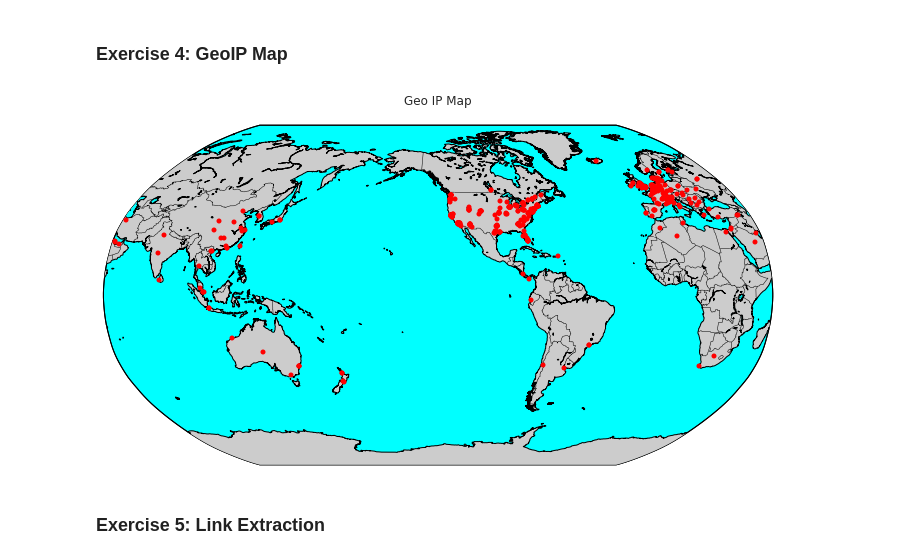
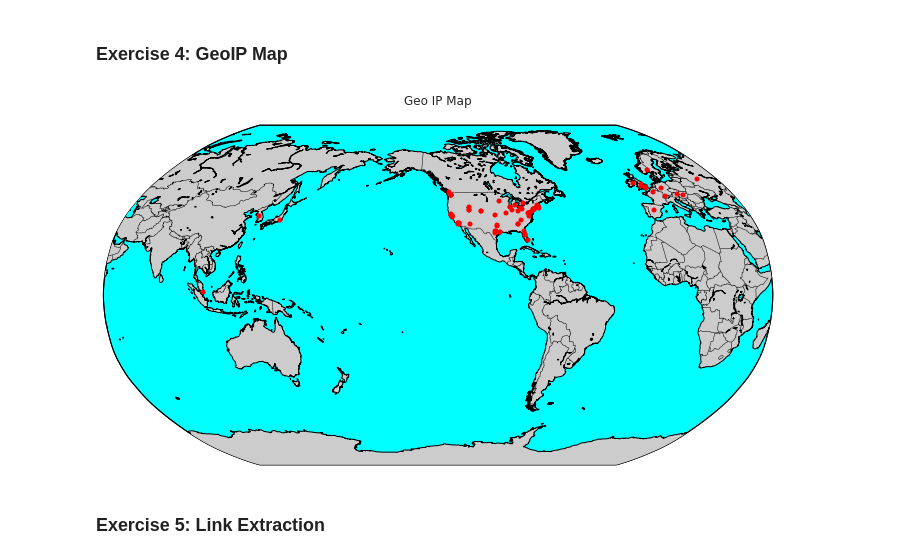
Before and after one commit to vinaygoel/ars-workshop, a Jupyter notebook: notebooks/WAT-Analysis.ipynb, the cells around one changed output. Saved outputs shown, nothing was run; the diff lists cells and outputs as text; code cells hidden in the pictures.

```diff
--- a/notebooks/WAT-Analysis.ipynb
+++ b/notebooks/WAT-Analysis.ipynb
@@ -14,7 +14,7 @@
 # %% [markdown]
 ### Set WAT data directory
 # %%
-wat_data_dir = '/Users/vinay/github-projects/ars-workshop-prog/data/ars-exercises-derivatives/sample-wat3/'
+wat_data_dir = '/Users/vinay/github-projects/ars-workshop/data/sample-wats/'
 # %% [markdown]
 ### Define Helper functions
 # %%
@@ -408,23 +400,22 @@ ip_locations = list(set(ip_locations))
 # %%
 from mpl_toolkits.basemap import Basemap
 
-geo_map = Basemap(projection='robin', resolution = 'l', area_thresh = 1000.0,
-              lat_0=0, lon_0=-130)
+geo_map = Basemap(projection='robin', resolution = 'l', area_thresh = 1000.0, lat_0=0, lon_0=-130)
 geo_map.drawcoastlines()
 geo_map.drawcountries()
 
 min_marker_size = 5.0
 for lat, lon in ip_locations:
     x,y = geo_map(lon, lat)
     geo_map.plot(x, y, 'ro', markersize=min_marker_size)
 
 geo_map.drawmapboundary(fill_color='aqua')
 geo_map.fillcontinents(color='0.8',lake_color='aqua')
 title_string = "Geo IP Map\n"
 plt.title(title_string)
 plt.show()
 # %% [output]
-[figure, old version]
+[figure, new version]
 # %% [markdown]
 ### Exercise 5: Link Extraction
 # %%
```
Also changed, not shown: parts of 22 cells of this notebook, 2 other files.
